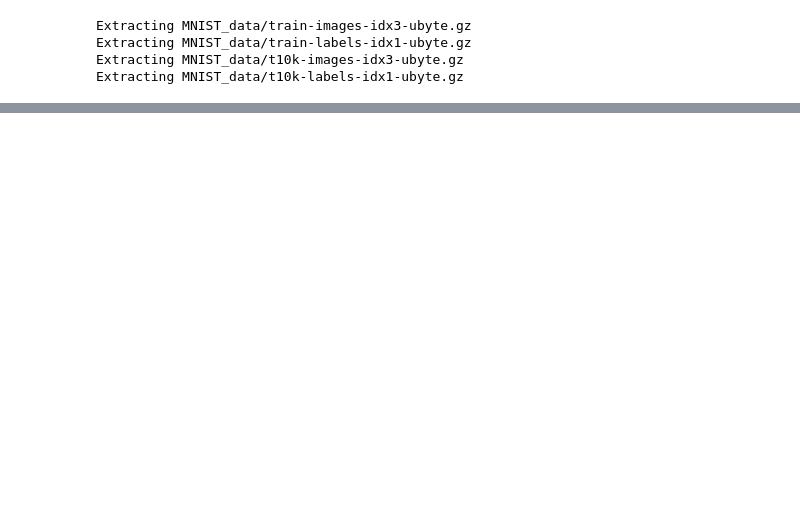
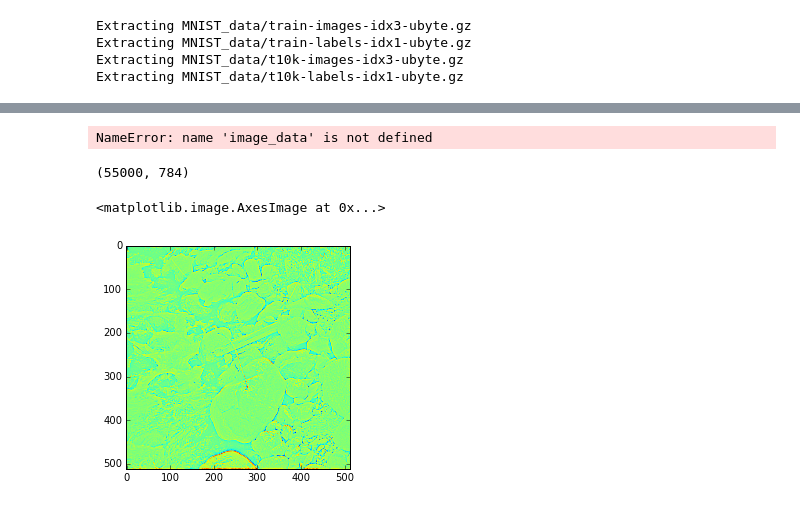
Before and after one commit to yuyang2009/kaggle, a Jupyter notebook: tensorflow_tutorial.ipynb, the cells around one changed output, grey strips where cells are left out. Saved outputs shown, nothing was run; the diff lists cells and outputs as text; code cells hidden in the pictures; blank space fills up the shorter version.

```diff
--- a/tensorflow_tutorial.ipynb
+++ b/tensorflow_tutorial.ipynb
@@ -150,0 +146,65 @@ submission
+# %%
+# autoencoder
+import random
+def sample_images(x):
+    patch_size = 8
+    num_patches = 1000
+    num_images = 100
+    image_size = 784
+
+    # Initialize patches with zeros.
+    patches = tf.zeros(shape=(num_patches, patch_size * patch_size))
+
+    for i in range(num_patches):
+        image_id = random.randint(0, num_images - 1)
+        image_x = random.randint(0, image_size - patch_size)
+        image_y = random.randint(0, image_size - patch_size)
+
+        img = x[image_id, :]
+        pathch = img.reshape()
+        patch = img[image_x:image_x + patch_size, image_y:image_y + patch_size].reshape(patch_size * patch_size)
+        patches[:, i] = patch
+
+    return patches
+
+x = sample_images(x)
+W1 = tf.Variable(tf.zeros([64,400]))
+b1 = tf.Variable(tf.zeros([400]))
+sparsity_param = tf.constant(0.035)
+lambda_ = tf.constant(3e-3)
+data = 5
+W2 = tf.Variable(tf.zeros([400,64]))
+b2 = tf.Variable(tf.zeros([64]))
+
+sess.run(tf.global_variables_initializer())
+
+z2 = tf.matmul(x,W1) + b1
+a2 = tf.nn.sigmoid(z2)
+
+z3 = tf.matmul(a2,W1) + b2
+h = tf.nn.sigmoid(z3)
+
+# Sparsity
+#rho_hat = np.sum(a2, axis=1) / m
+
+rho_hat = tf.reduce_mean(a2, axis=0)
+rho = tf.tile(sparsity_param, [400])
+
+# # Cost function
+# cross_entropy = np.sum((h - data) ** 2) / (2 * m) + \
+#     (lambda_ / 2) * (np.sum(W1 ** 2) + np.sum(W2 ** 2)) + \
+#     beta * np.sum(KL_divergence(rho, rho_hat))
+cross_entropy = tf.reduce_mean(tf.squared_difference(h, x), axis=0) + \
+                    lambda_ * tf.reduce_sum(tf.square(W1) + tf.square(W2)) + \
+                    beta * tf.reduce_sum(KL_divergence(rho, rho_hat))
+
+train_step = tf.train.GradientDescentOptimizer(0.5).minimize(cross_entropy)
+for i in range(1000):
+    batch = mnist.train.next_batch(100)
+    train_step.run(feed_dict={x: batch[0]})
+
+correct_prediction = tf.equal(tf.argmax(y,1), tf.argmax(y_,1))
+accuracy = tf.reduce_mean(tf.cast(correct_prediction, tf.float32))
+print(accuracy.eval(feed_dict={x: mnist.test.images}))
+# %% [output]
+NameError: name 'image_data' is not defined
@@ -150,0 +452,12 @@ submission
+# %%
+mnist.train.images.shape
+# %% [output]
+(55000, 784)
+# %%
+import scipy.io
+image_data = scipy.io.loadmat('./MNIST_data/IMAGES.mat')['IMAGES']
+# %%
+plt.imshow(image_data[:,:,1])
+# %% [output]
+<matplotlib.image.AxesImage at 0x...>
+[figure, added]
```
Also changed, not shown: parts of 13 cells of this notebook, 1 other file.
